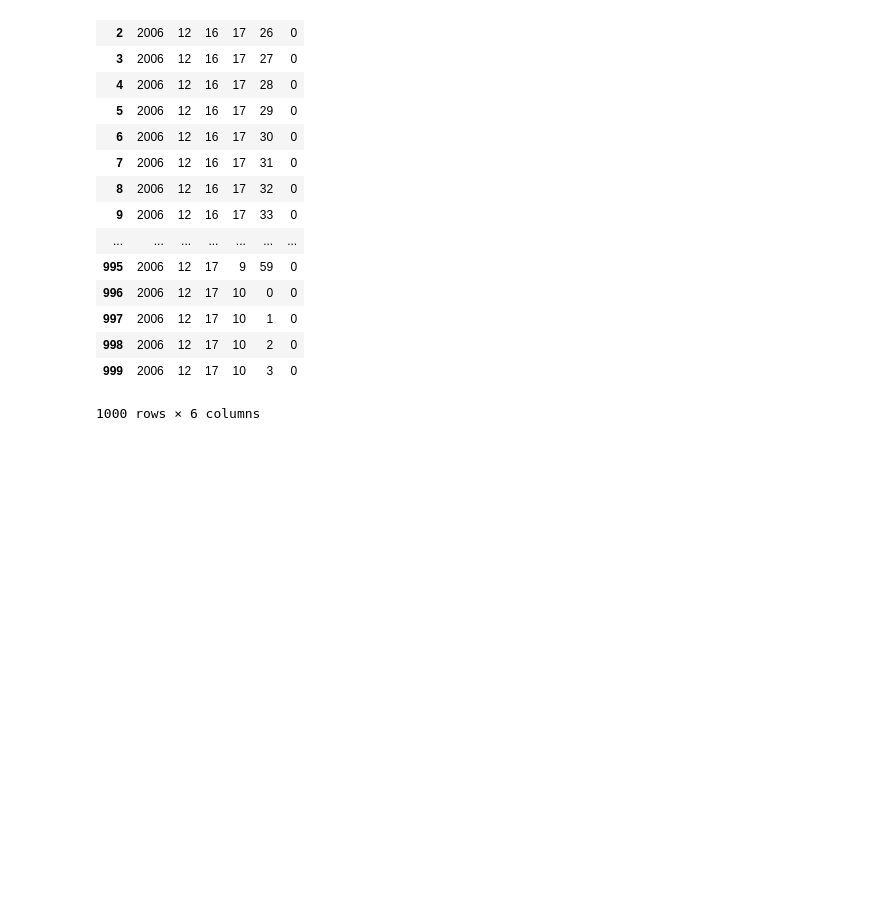
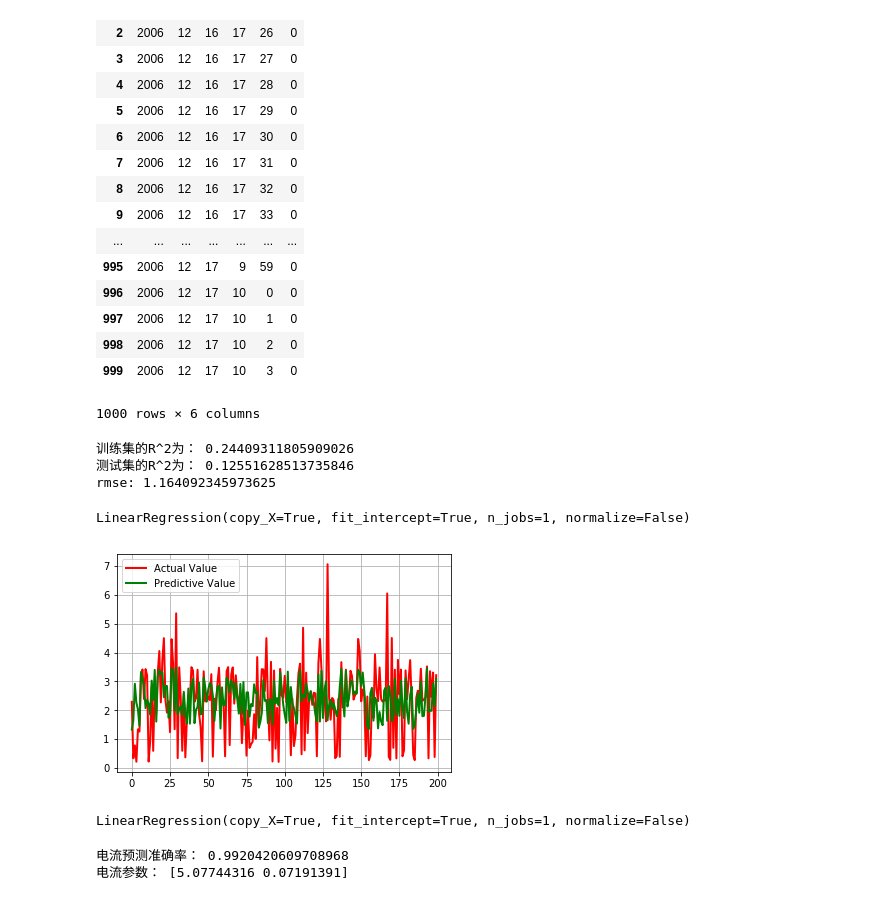
Before and after one commit to HunterArley/MLDemo, a Jupyter notebook: 01_用电预测：线性回归算法（时间与功率&功率与电压）.ipynb, the cells around one changed output. Cells and saved outputs as stored; diff of their text form; code cells hidden in the pictures; blank space fills up the shorter version.

```diff
--- a/01_用电预测：线性回归算法（时间与功率&功率与电压）.ipynb
+++ b/01_用电预测：线性回归算法（时间与功率&功率与电压）.ipynb
@@ -82,2 +82,58 @@ ss=StandardScaler()
 X_train=ss.fit_transform(X_train)
 X_test=ss.transform(X_test)
+# %%
+# 模型训练
+lr=LinearRegression()#形如LinearRegression这类方法，称为Estimator估计器
+lr.fit(X_train,Y_train)
+y_predict=lr.predict(X_test)#得到检测集的预测值
+
+print('训练集的R^2为：',lr.score(X_train,Y_train))
+print('测试集的R^2为：',lr.score(X_test,Y_test))
+
+mse=np.average((y_predict-Y_test)**2)
+rmse=np.sqrt(mse)
+print('rmse:',rmse)
+# %% [output]
+训练集的R^2为： 0.24409311805909026
+测试集的R^2为： 0.12551628513735846
+rmse: 1.164092345973625
+# %%
+# 模型持久化/保存
+from sklearn.externals import joblib
+
+joblib.dump(ss,'data_ss.model')#将标准化模型进行保存
+joblib.dump(lr,'data_lr.model')#将线性回归模型进行保存
+
+joblib.load('data_ss.model')
+joblib.load('data_lr.model')
+# %% [output]
+LinearRegression(copy_X=True, fit_intercept=True, n_jobs=1, normalize=False)
+# %%
+# 预测值和实际值进行画图对比
+t = np.arange(len(X_test))
+plt.figure(facecolor='W')#建立一个画布，facecolor代表背景色
+plt.plot(t,Y_test,'r-',linewidth=2,label='Actual Value')
+plt.plot(t,y_predict,'g-',linewidth=2,label='Predictive Value')
+plt.legend(loc='upper left')# upper left , upper right , lower left , lower right
+plt.grid(True)#画网格
+plt.show()
+# %% [output]
+[figure, added]
+# %%
+# 功率和电流之间的关系
+X=datas.iloc[:,2:4]
+Y2=datas.iloc[:,5]
+
+# 数据分割
+X2_train,X2_test,Y2_train,Y2_test=train_test_split(X,Y2,test_size=0.2,random_state=0)
+
+# 数据标准化
+scaler2=StandardScaler()
+X2_train=scaler2.fit_transform(X2_train)# 训练并转换
+X2_test=scaler2.transform(X2_test)#直接使用在模型构建数据上进行一个数据标准化操作
+
+#模型训练
+lr2=LinearRegression()
+lr2.fit(X2_train,Y2_train)#训练模型
+# %% [output]
+LinearRegression(copy_X=True, fit_intercept=True, n_jobs=1, normalize=False)
@@ -83,0 +143,7 @@ X_test=ss.transform(X_test)
+# %%
+# 模型评估
+print("电流预测d的R^2：",lr2.score(X2_test,Y2_test))
+print('电流参数：',lr2.coef_)
+# %% [output]
+电流预测准确率： 0.9920420609708968
+电流参数： [5.07744316 0.07191391]
```
Also changed, not shown: parts of 3 cells of this notebook, 7 other files.
